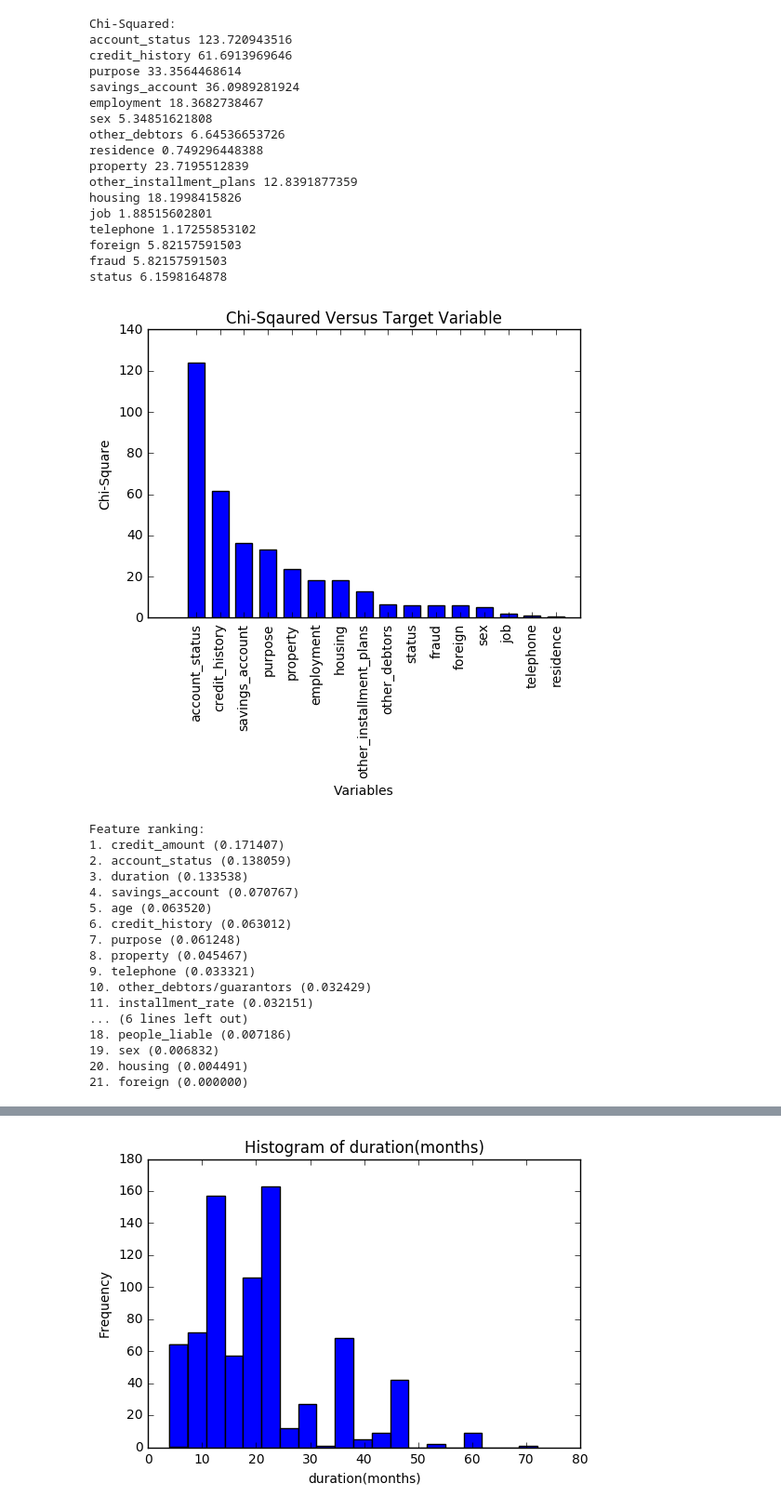
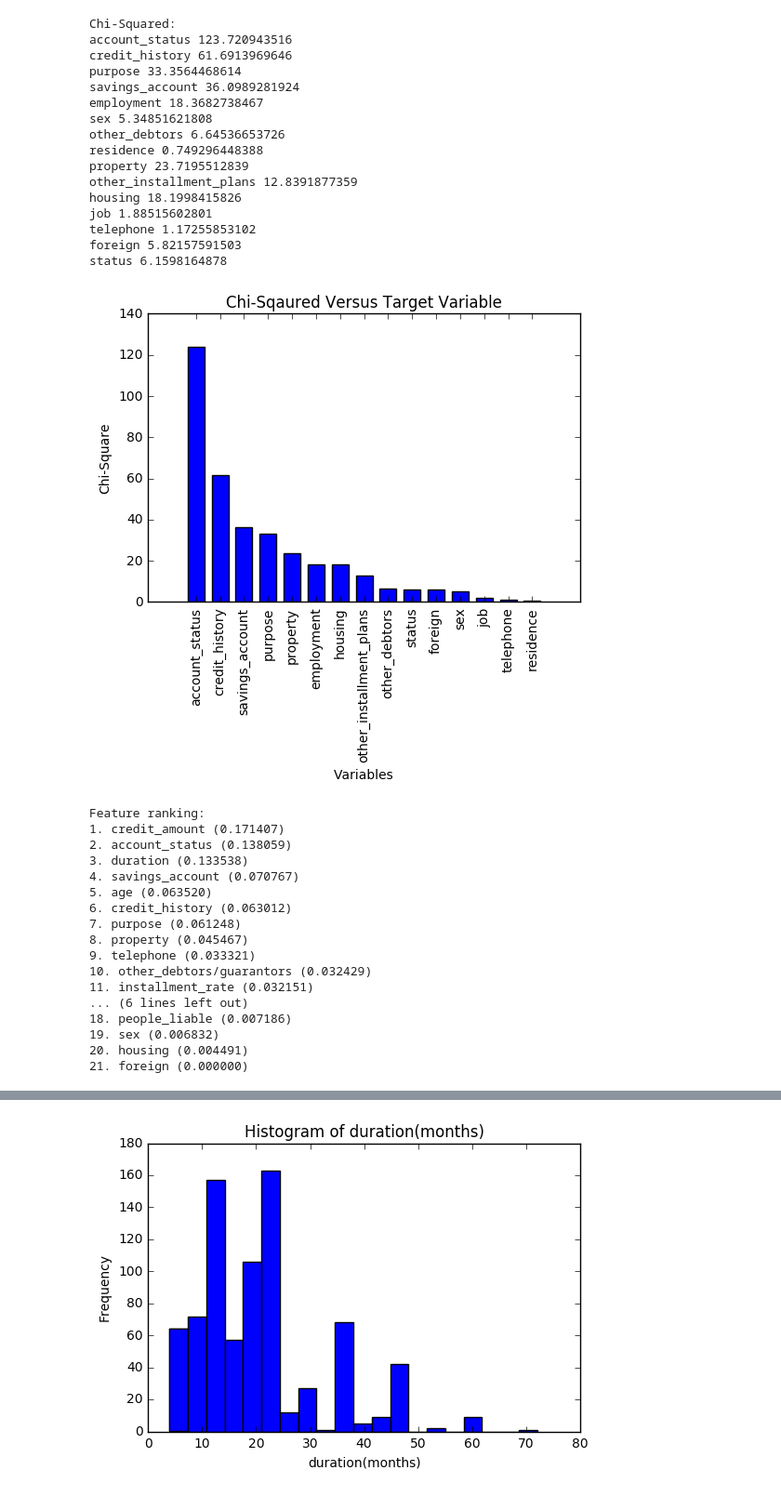
Before and after one commit to jonerra/German_Credit, a Jupyter notebook: StatExplore.ipynb, the cells around one changed output, grey strips where cells are left out. Shown: that part at 93% size. Drawn from its saved outputs; the diff is of its cells as text; code cells hidden in the pictures.

Commit message:
remove fraud from chi2 test

```diff
--- a/StatExplore.ipynb
+++ b/StatExplore.ipynb
@@ -30,21 +30,25 @@ def explore(file, numfile, target):
         chi = []
         print('Chi-Squared:')
         for column in nominal:
-            try:
-                # tab = pd.crosstab(index=numdf[target], columns=numdf[column])
-                tab = pd.crosstab(df[target], df[column])
-            except KeyError:
-                pass
-            chi2 = chi2_contingency(tab)[0]
-            chi.append(chi2)
-            print(column, chi2)
+            if column != target:
+                try:
+                    # tab = pd.crosstab(index=numdf[target], columns=numdf[column])
+                    tab = pd.crosstab(df[target], df[column])
+                except KeyError:
+                    pass
+                chi2 = chi2_contingency(tab)[0]
+                chi.append(chi2)
+                print(column, chi2)
 
         indices = np.argsort(chi)[::-1]
 
         columns= []
         for i in indices:
-            name = nominal[i]
-            columns.append(name)
+                name = nominal[i]
+                if name != target:
+                    columns.append(name)
+                else:
+                    columns.append('status')
 
         x = []
         y = sorted(chi, reverse=True)
@@ -102,35 +106,34 @@ def explore(file, numfile, target):
 
     # Plot the feature importances of the forest
     plt.figure()
     plt.title("Variable Importance Versus Target Variable")
     plt.xlabel('Variables')
     plt.ylabel('Importance')
     plt.bar(range(X.shape[1]), importances[indices], color='r', align="center")
     plt.xticks(range(X.shape[1]), columns, rotation='90')
     plt.xlim([-1, X.shape[1]])
     plt.show()
 
 # explore('data/german_data_train.csv', 'data/proj_xls.csv', 'data/german_num_data_train.csv', 'fraud')
 explore('data/proj_xls.csv', 'data/german_num_data_train.csv', 'fraud')
 # %% [output]
 Chi-Squared:
 account_status 123.720943516
 credit_history 61.6913969646
 purpose 33.3564468614
 savings_account 36.0989281924
 employment 18.3682738467
 sex 5.34851621808
 other_debtors 6.64536653726
 residence 0.749296448388
 property 23.7195512839
 other_installment_plans 12.8391877359
 housing 18.1998415826
 job 1.88515602801
 telephone 1.17255853102
 foreign 5.82157591503
-fraud 5.82157591503
 status 6.1598164878
-[figure, old version]
+[figure, new version]
 Feature ranking:
 1. credit_amount (0.171407)
 2. account_status (0.138059)
```
